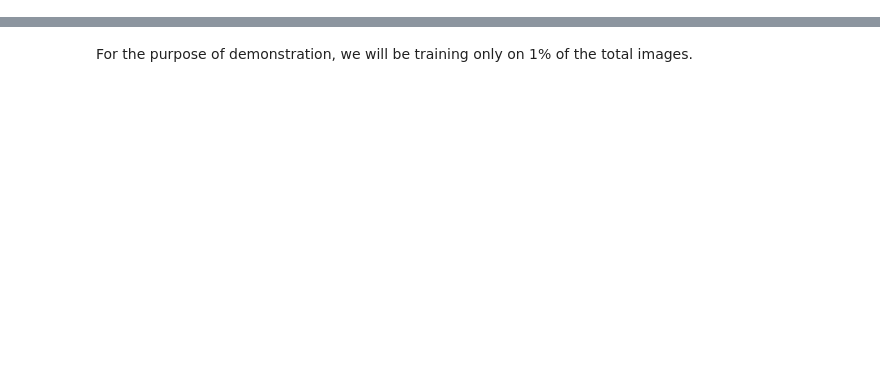
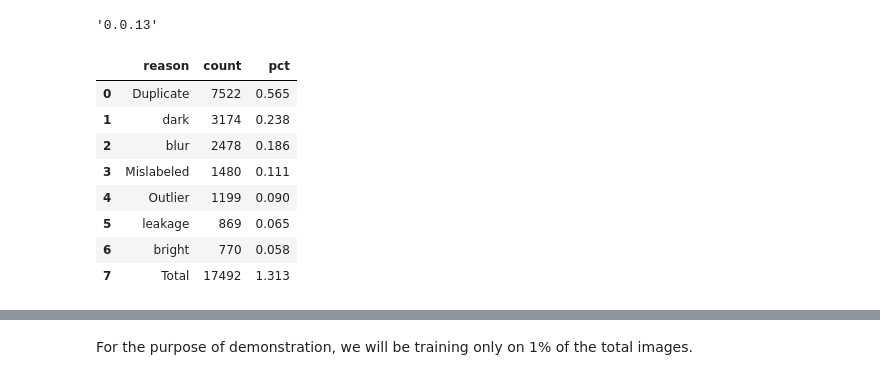
Before and after one commit to visual-layer/visuallayer, a Jupyter notebook: notebooks/imagenet-1k-pytorch.ipynb, the cells around one changed output, grey strips where cells are left out. Drawn from its saved outputs; the diff is of its cells as text; code cells hidden in the pictures; blank space fills up the shorter version.

Commit message:
Imagenet Integration (#33)
* update imagenet

* update import

* refactor list and load dataset

* update pets test

```diff
--- a/notebooks/imagenet-1k-pytorch.ipynb
+++ b/notebooks/imagenet-1k-pytorch.ipynb
@@ -0,0 +1,5 @@
+# %%
+import visuallayer
+visuallayer.__version__
+# %% [output]
+'0.0.13'
@@ -0,0 +8,14 @@
+# %%
+imagenet = VLImageNet1k(root='../../imagenet-1k/archives')
+# %%
+imagenet.report
+# %% [output]
+|  | reason | count | pct |
+| 0 | Duplicate | 7522 | 0.565 |
+| 1 | dark | 3174 | 0.238 |
+| 2 | blur | 2478 | 0.186 |
+| 3 | Mislabeled | 1480 | 0.111 |
+| 4 | Outlier | 1199 | 0.090 |
+| 5 | leakage | 869 | 0.065 |
+| 6 | bright | 770 | 0.058 |
+| 7 | Total | 17492 | 1.313 |
```
Also changed, not shown: parts of 13 cells of this notebook, 11 other files.
